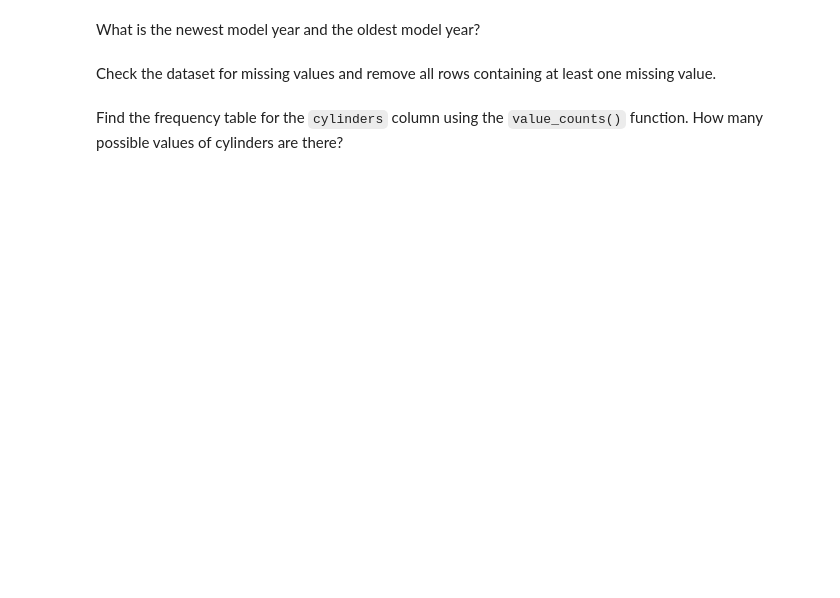
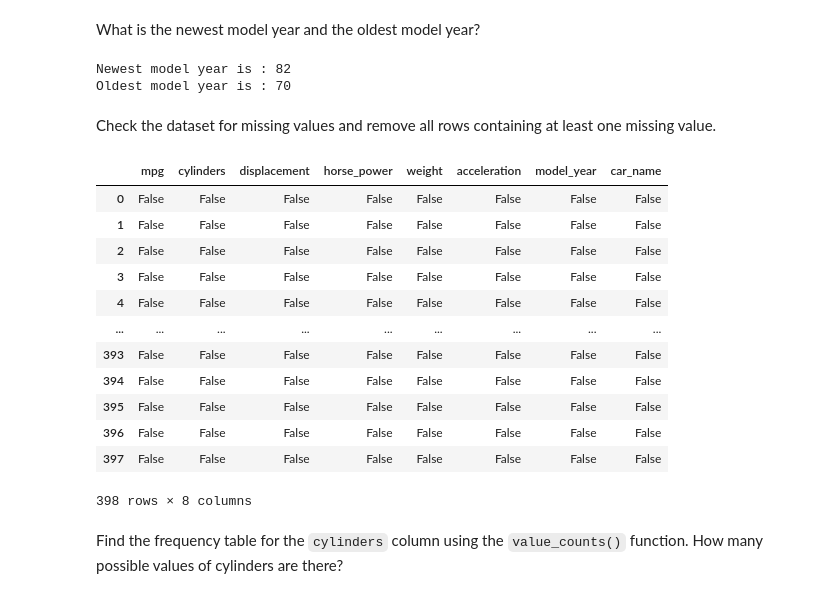
Before and after one commit to Jyok1m/lab-intro-to-sklearn-en, a Jupyter notebook: your-code/main.ipynb, the cells around one changed output. Saved outputs shown, nothing was run; the diff lists cells and outputs as text; code cells hidden in the pictures; blank space fills up the shorter version.

```diff
--- a/your-code/main.ipynb
+++ b/your-code/main.ipynb
@@ -135,2 +133,5 @@ In the next cell, load the `auto-mpg.csv` file included in this folder and assig
+# %%
+from pandas import read_csv
+auto = read_csv("../auto-mpg.csv")
 # %% [markdown]
 Look at the first 5 rows using the `head()` function:
@@ -147,2 +163,8 @@ What is the newest model year and the oldest model year?
+# %%
+print(f"Newest model year is : {auto.sort_values(by=['model_year'], ascending=False)['model_year'].iloc[0]}")
+print(f"Oldest model year is : {auto.sort_values(by=['model_year'], ascending=True)['model_year'].iloc[0]}")
+# %% [output]
+Newest model year is : 82
+Oldest model year is : 70
 # %% [markdown]
 Check the dataset for missing values and remove all rows containing at least one missing value.
@@ -151,3 +171,19 @@ Check the dataset for missing values and remove all rows containing at least one
+# %%
+auto.isna()
+# %% [output]
+|  | mpg | cylinders | displacement | horse_power | weight | acceleration | model_year | car_name |
+| 0 | False | False | False | False | False | False | False | False |
+| 1 | False | False | False | False | False | False | False | False |
+| 2 | False | False | False | False | False | False | False | False |
+| 3 | False | False | False | False | False | False | False | False |
+| 4 | False | False | False | False | False | False | False | False |
+| ... | ... | ... | ... | ... | ... | ... | ... | ... |
+| 393 | False | False | False | False | False | False | False | False |
+| 394 | False | False | False | False | False | False | False | False |
+| 395 | False | False | False | False | False | False | False | False |
+| 396 | False | False | False | False | False | False | False | False |
+| 397 | False | False | False | False | False | False | False | False |
+398 rows × 8 columns
 # %%
 auto.dropna(axis=0, how="any", inplace=True)
 # %% [markdown]
```
Also changed, not shown: parts of 28 cells of this notebook.
